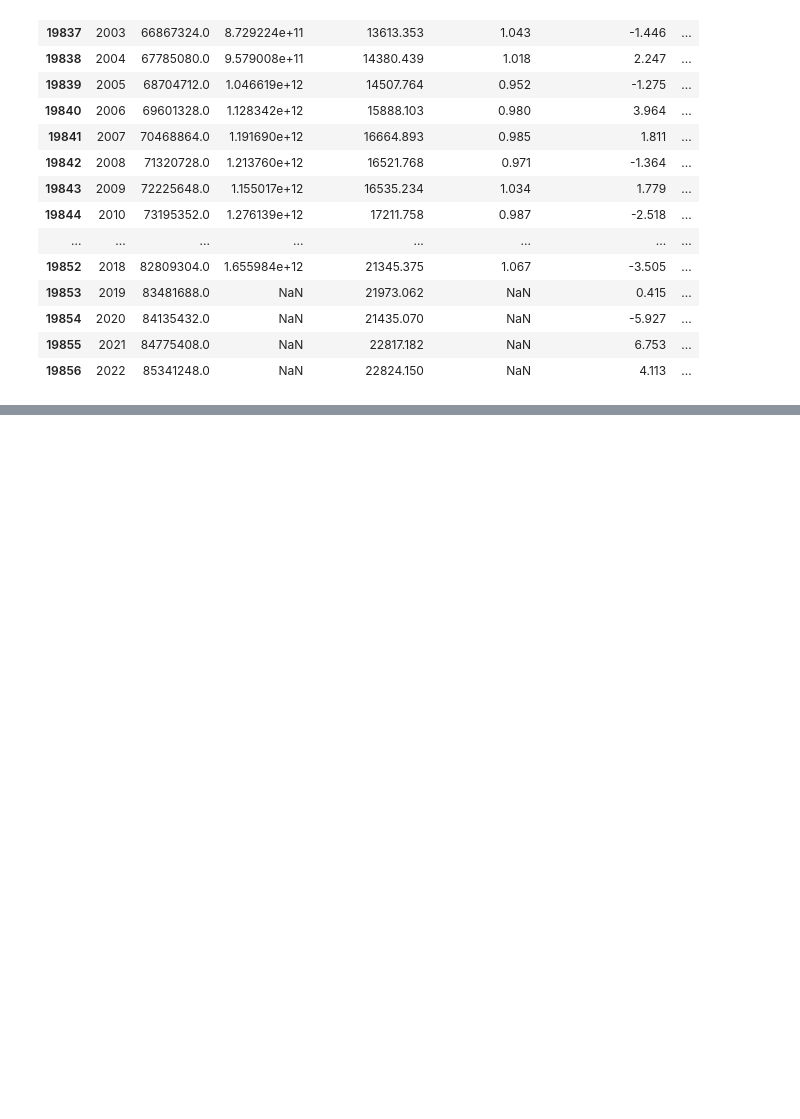
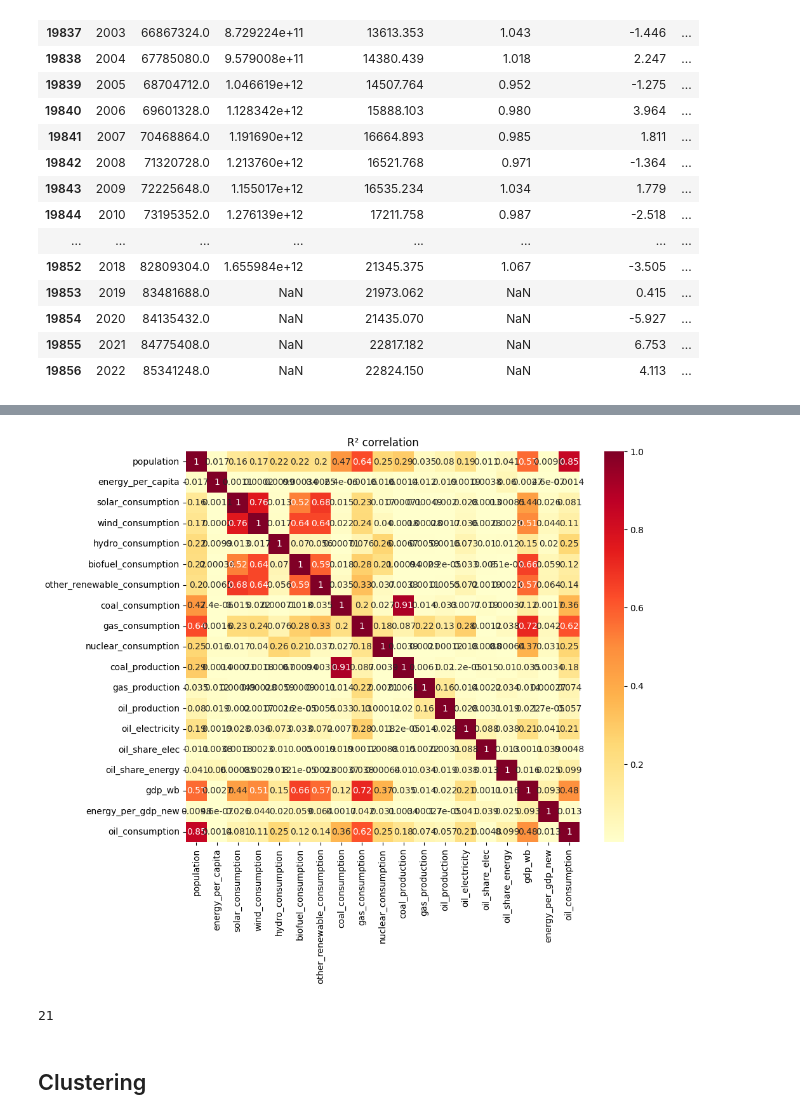
Before and after one commit to MertKir-R/energy_consumption_prediction, a Jupyter notebook: notebooks/world_energy_consumption.ipynb, the cells around one changed output, grey strips where cells are left out. Drawn from its saved outputs; the diff is of its cells as text; code cells hidden in the pictures; blank space fills up the shorter version.

```diff
--- a/notebooks/world_energy_consumption.ipynb
+++ b/notebooks/world_energy_consumption.ipynb
@@ -90,0 +853,13 @@ data_oil[(data_oil['country'] == 'Turkey') & (data['year'] > 2000)].head()
+# %%
+plt.figure(figsize=(10, 8))
+sns.heatmap(corr, annot=True, cmap='YlOrRd')
+plt.title('R² correlation')
+plt.show()
+# %% [output]
+[figure, added]
+# %%
+data_oil_eu_interp_extrap['country'].nunique()
+# %% [output]
+21
+# %% [markdown]
+## Clustering
```
Also changed, not shown: parts of 90 cells of this notebook, 1 other file.
